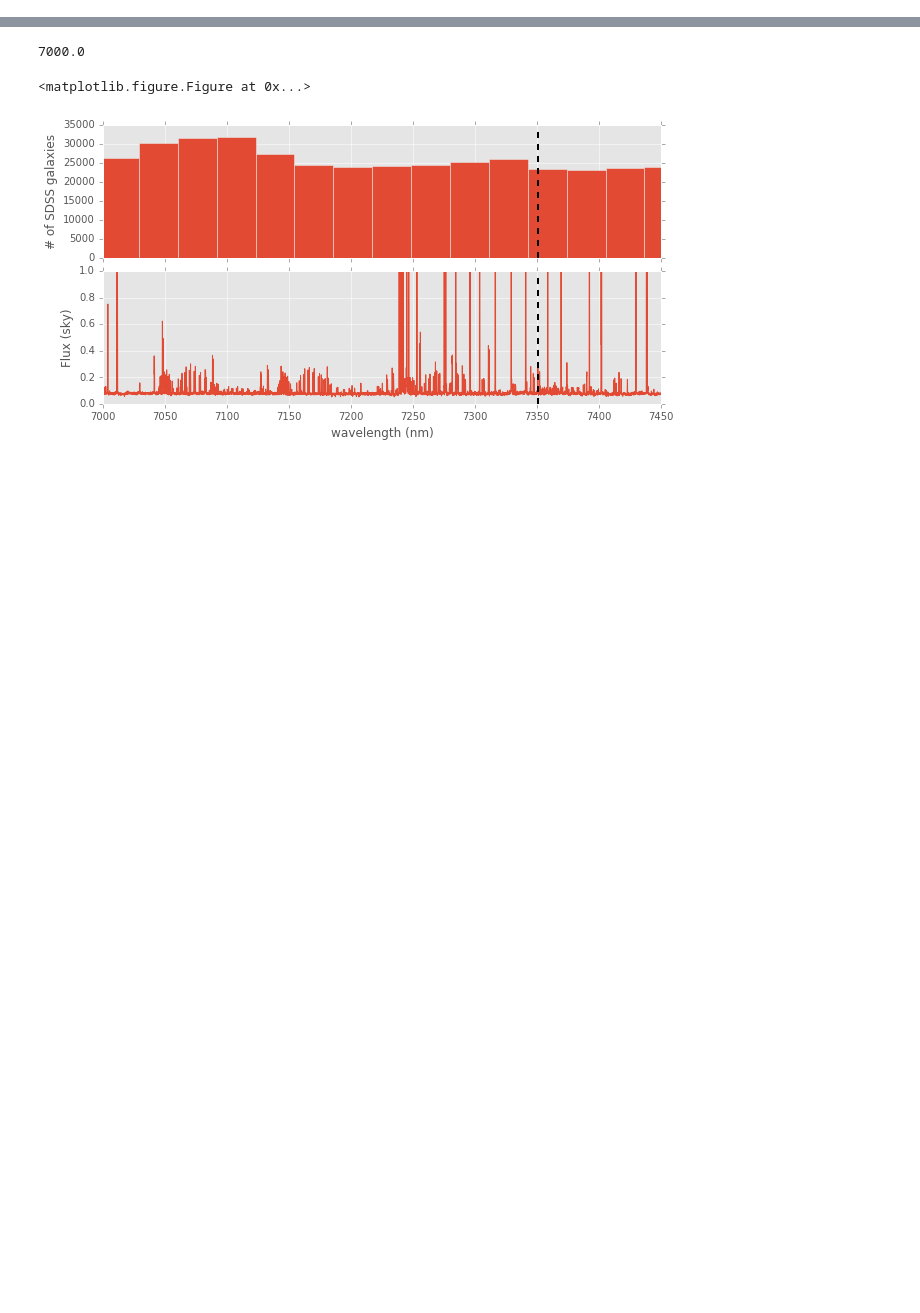
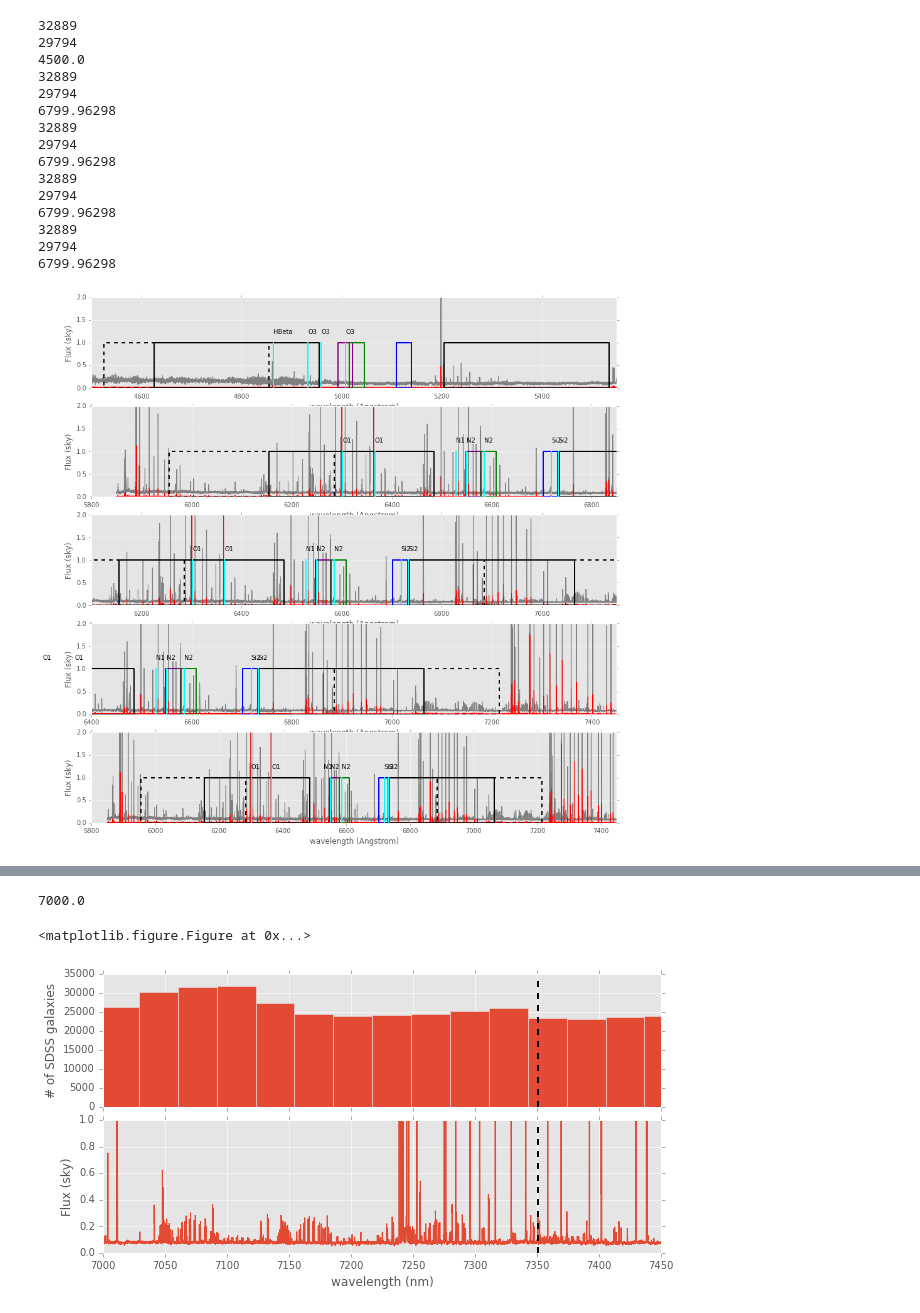
Before and after one commit to lokhorst/HalphaScripts, a Jupyter notebook: SDSS_and_skybackground.ipynb, the cells around one changed output, grey strips where cells are left out. Drawn from its saved outputs; the diff is of its cells as text; code cells hidden in the pictures; blank space fills up the shorter version.

```diff
--- a/SDSS_and_skybackground.ipynb
+++ b/SDSS_and_skybackground.ipynb
@@ -18,6 +18,7 @@ matplotlib.rc('font', **font)
 
 %matplotlib inline
 # %%
+z_20 = 0.0047
 z_50 = 0.0115
 z_100 = 0.0235
 z_200 = 0.047
@@ -179,0 +268,73 @@ def plot3():
+# %%
+def plotfilt(ax,center,width,color='black',label='',linestyle='-'):
+    ax.plot([center-width/2,center+width/2,center+width/2,center-width/2,center-width/2],[0,0,1,1,0],
+           linewidth=2,color=color,linestyle=linestyle)
+    ax.text(center,1.2,label)
+
+f, (ax1,ax3,ax2,ax4,ax5) = plt.subplots(5,1, figsize=(15.,15.))
+
+plotskybackground2(ax1)
+plotskybackground2(ax3,start=5800.,end=6850.)
+plotskybackground2(ax2,start=6100.,end=7150.)
+plotskybackground2(ax4,start=6400.,end=7450.)
+plotskybackground2(ax5,start=5800.,end=7450.)
+
+for redshift,colour in zip([0,z_20,z_100],['purple','green','blue']):
+    o3_wavelength = 5007.*(1.+redshift) # angstroms
+    ha_wavelength = 6563.*(1.+redshift) # angstroms
+    nb_width = 30. # angstroms
+    plotfilt(ax1,o3_wavelength,nb_width,color=colour)
+    plotfilt(ax2,ha_wavelength,nb_width,color=colour)
+    plotfilt(ax3,ha_wavelength,nb_width,color=colour)
+    plotfilt(ax4,ha_wavelength,nb_width,color=colour)
+    plotfilt(ax5,ha_wavelength,nb_width,color=colour)
+
+hal_m_wavelen = 6320.
+har_m_wavelen = 6900.
+o3l_m_wavelen = 4790.
+o3r_m_wavelen = 5370.
+mb_width = 330. # angstroms
+
+plotfilt(ax1,o3l_m_wavelen-100,mb_width,color='black',linestyle='--')
+plotfilt(ax1,o3l_m_wavelen,mb_width,color='black')
+plotfilt(ax1,o3r_m_wavelen,mb_width,color='black')
+
+for ax in [ax2,ax3,ax4,ax5]:
+    plotfilt(ax,hal_m_wavelen-200,mb_width,color='black',linestyle='--')
+    plotfilt(ax,hal_m_wavelen,mb_width,color='black')
+    plotfilt(ax,har_m_wavelen,mb_width,color='black')
+    plotfilt(ax,har_m_wavelen+150,mb_width,color='black',linestyle='--')
+#plotfilt(ax2,hal_m_wavelen-200,mb_width,color='black',linestyle='--')
+#plotfilt(ax2,hal_m_wavelen,mb_width,color='black')
+#plotfilt(ax2,har_m_wavelen,mb_width,color='black')
+
+plotfilt(ax1,4863,1,color='cyan',label= 'HBeta')
+plotfilt(ax1,4933,1,color='cyan',label= 'O3')
+plotfilt(ax1,4959,1,color='cyan',label= 'O3')
+plotfilt(ax1,5008,1,color='cyan',label= 'O3')
+
+for ax in [ax2,ax3,ax4,ax5]:
+    plotfilt(ax,6302,1,color='cyan',label= 'O1')
+    plotfilt(ax,6366,1,color='cyan',label= 'O1')
+    plotfilt(ax,6529,1,color='cyan',label= 'N1')
+    plotfilt(ax,6550,1,color='cyan',label= 'N2')
+    plotfilt(ax,6585,1,color='cyan',label= 'N2')
+    plotfilt(ax,6719,1,color='cyan',label= 'Si2')
+    plotfilt(ax,6733,1,color='cyan',label= 'Si2')
+# %% [output]
+32889
+29794
+4500.0
+32889
+29794
+6799.96298
+32889
+29794
+6799.96298
+32889
+29794
+6799.96298
+32889
+29794
+6799.96298
+[figure, added]
```
Also changed, not shown: parts of 9 cells of this notebook, 2 other files.
